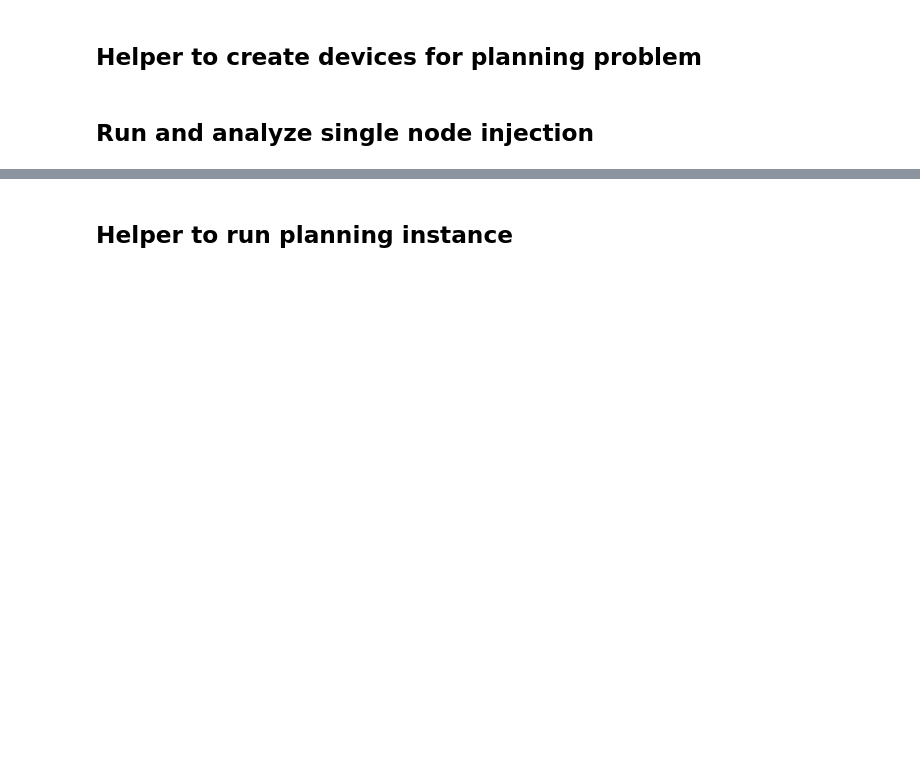
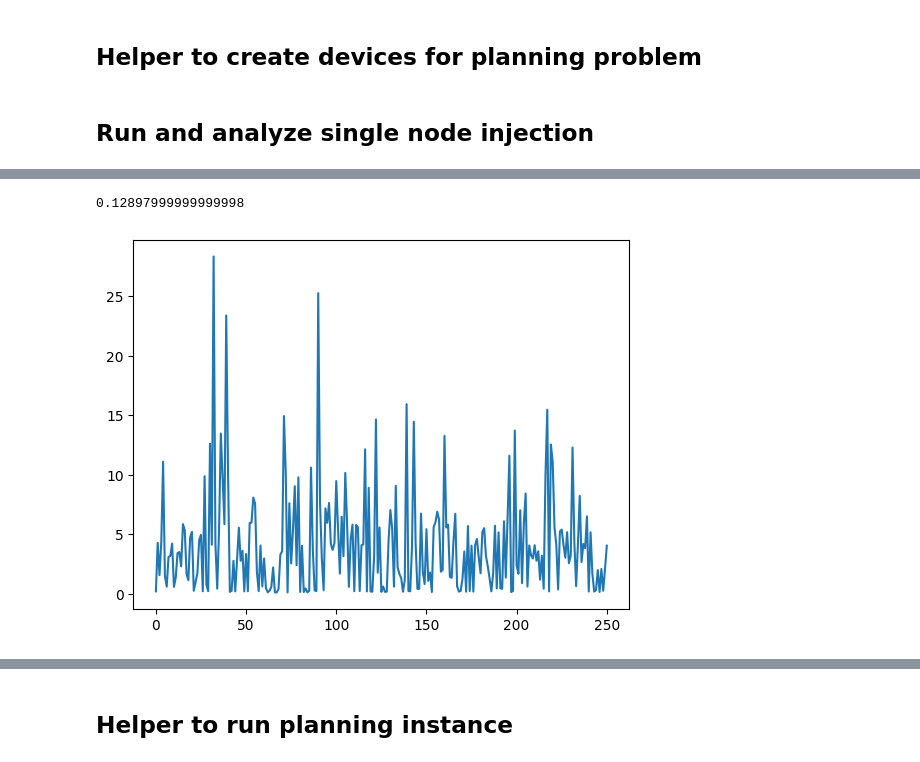
Before and after one commit to llanoajm/zap, a Jupyter notebook: development/lever_exps_dc_only.ipynb, the cells around one changed output, grey strips where cells are left out. Saved outputs shown, nothing was run; the diff lists cells and outputs as text; code cells hidden in the pictures; blank space fills up the shorter version.

```diff
--- a/development/lever_exps_dc_only.ipynb
+++ b/development/lever_exps_dc_only.ipynb
@@ -247,3 +250,9 @@ print(frac_congested)
+# %%
+plt.plot(line_nom_caps)
+min(line_nom_caps)
+# %% [output]
+0.12897999999999998
+[figure, added]
 # %%
 ## Analyze line limits or something
 plt.plot(max_util_per_line)
```
Also changed, not shown: parts of 16 cells of this notebook.
